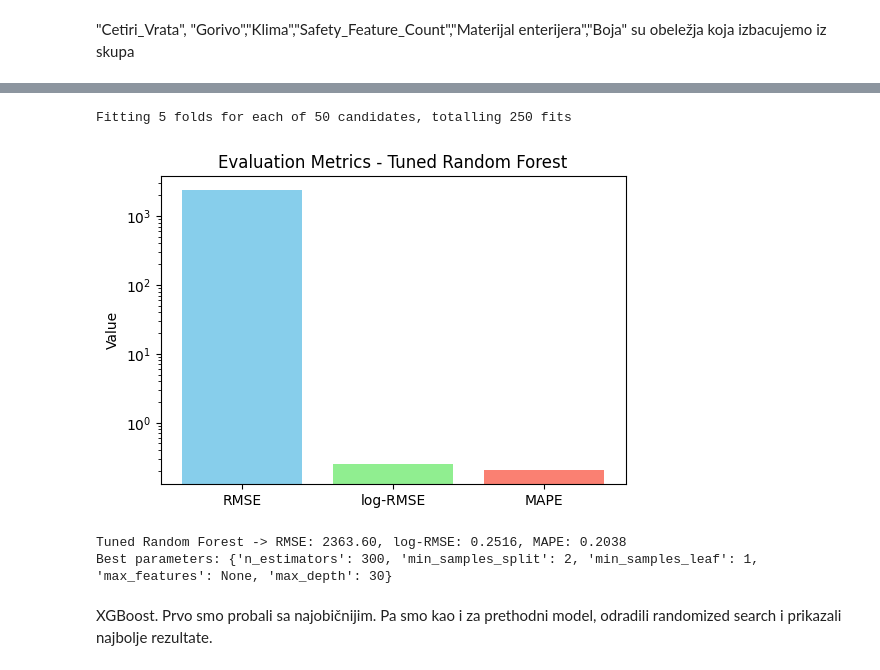
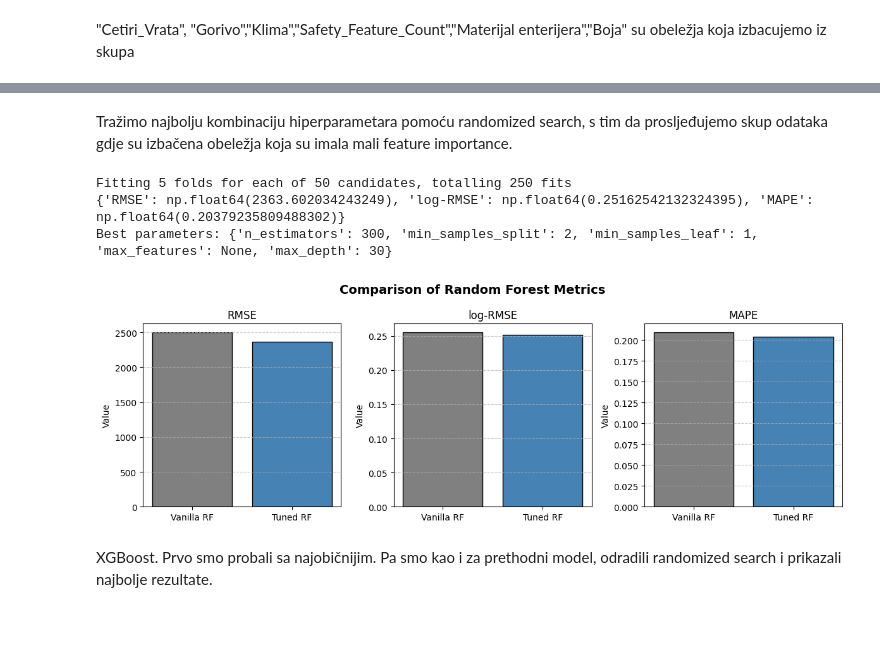
Before and after one commit to boskokul/CarPricePredictor, a Jupyter notebook: SIAP_models.ipynb, the cells around one changed output, grey strips where cells are left out. Cells and saved outputs as stored; diff of their text form; code cells hidden in the pictures; blank space fills up the shorter version.

Commit message:
fix: fixing result plots for finals

```diff
--- a/SIAP_models.ipynb
+++ b/SIAP_models.ipynb
@@ -34,13 +34,14 @@ def evaluate(model, X_val, y_val, name):
         "MAPE": mape
     }
 
-    plt.figure(figsize=(6, 4))
-    plt.bar(metrics.keys(), metrics.values(), color=["skyblue", "lightgreen", "salmon"])
-    plt.title(f"Evaluation Metrics - {name}")
-    plt.ylabel("Value")
-    plt.yscale('log')
-    plt.show()
-    print(f"{name} -> RMSE: {rmse:.2f}, log-RMSE: {log_rmse:.4f}, MAPE: {mape:.4f}")
+    # plt.figure(figsize=(6, 4))
+    # plt.bar(metrics.keys(), metrics.values(), color=["skyblue", "lightgreen", "salmon"])
+    # plt.title(f"Evaluation Metrics - {name}")
+    # plt.ylabel("Value")
+    # plt.yscale('log')
+    # plt.show()
+    # print(f"{name} -> RMSE: {rmse:.2f}, log-RMSE: {log_rmse:.4f}, MAPE: {mape:.4f}")
+    return metrics
 # %%
 #najobicniji
 rf = RandomForestRegressor(n_estimators=200, random_state=42)
@@ -82,7 +80,8 @@ X_train_rf, X_temp_rf, y_train_rf, y_temp_rf = train_test_split(X_rf, y_rf, test
 X_val_rf, X_test_rf, y_val_rf, y_test_rf = train_test_split(X_temp_rf, y_temp_rf, test_size=0.5, random_state=42)
 # %%
 #najobicniji ali pokrenut nad manje parametara
-rf = RandomForestRegressor(n_estimators=200, random_state=42)
+rf = RandomForestRegressor(n_estimators=200,max_features='log2', random_state=42)
 rf.fit(X_train_rf, y_train_rf)
-evaluate(rf, X_val_rf, y_val_rf, "Random Forest")
+vanilla_rf_metrics = evaluate(rf, X_val_rf, y_val_rf, "Random Forest")
+print(vanilla_rf_metrics)
 # %% [output]
@@ -94,3 +89,6 @@ su imala mali feature importance.
+# %% [markdown]
+Tražimo najbolju kombinaciju hiperparametara pomoću randomized search, s tim da prosljeđujemo skup odataka gdje su izbačena obeležja koja
+su imala mali feature importance.
 # %%
 param_dist = {
     'n_estimators': [100, 200, 300, 400, 500],
@@ -118,13 +116,33 @@ random_search = RandomizedSearchCV(
 random_search.fit(X_train_rf, y_train_rf)
 
 best_rf = random_search.best_estimator_
-evaluate(best_rf, X_val_rf, y_val_rf, "Tuned Random Forest")
+tuned_rf_metrics = evaluate(best_rf, X_val_rf, y_val_rf, "Tuned Random Forest")
+print(tuned_rf_metrics)
 print(f"Best parameters: {random_search.best_params_}")
 # %% [output]
 Fitting 5 folds for each of 50 candidates, totalling 250 fits
+{'RMSE': np.float64(2363.602034243249), 'log-RMSE': np.float64(0.25162542132324395), 'MAPE': np.float64(0.20379235809488302)}
+Best parameters: {'n_estimators': 300, 'min_samples_split': 2, 'min_samples_leaf': 1, 'max_features': None, 'max_depth': 30}
-[figure, removed]
-Tuned Random Forest -> RMSE: 2363.60, log-RMSE: 0.2516, MAPE: 0.2038
-Best parameters: {'n_estimators': 300, 'min_samples_split': 2, 'min_samples_leaf': 1, 'max_features': None, 'max_depth': 30}
+# %%
+metrics = list(tuned_rf_metrics.keys())
+fig, axes = plt.subplots(1, 3, figsize=(12, 4))
+
+for i, metric in enumerate(metrics):
+    axes[i].bar(
+        ["Vanilla RF", "Tuned RF"],
+        [vanilla_rf_metrics[metric], tuned_rf_metrics[metric]],
+        color=["gray", "steelblue"],
+        edgecolor="black"
+    )
+    axes[i].set_title(metric)
+    axes[i].set_ylabel("Value")
+    axes[i].grid(axis="y", linestyle="--", alpha=0.7)
+
+fig.suptitle("Comparison of Random Forest Metrics", fontsize=14, fontweight="bold")
+plt.tight_layout()
+plt.show()
+# %% [output]
+[figure, added]
 # %% [markdown]
 XGBoost. Prvo smo probali sa najobičnijim. Pa smo kao i za prethodni model, odradili randomized search i prikazali najbolje rezultate.
 # %%
```
Also changed, not shown: parts of 11 cells of this notebook, 1 other file.
